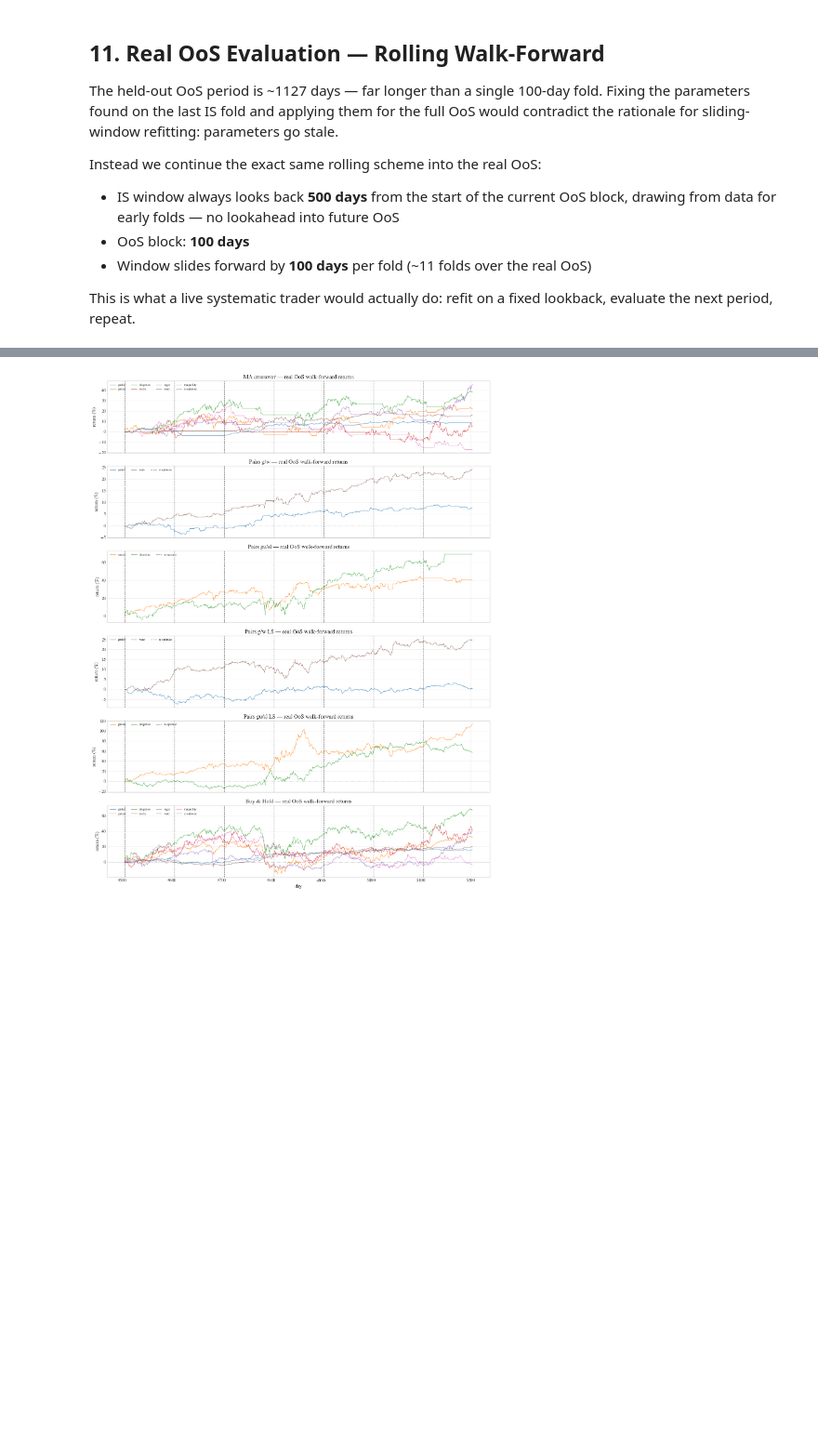
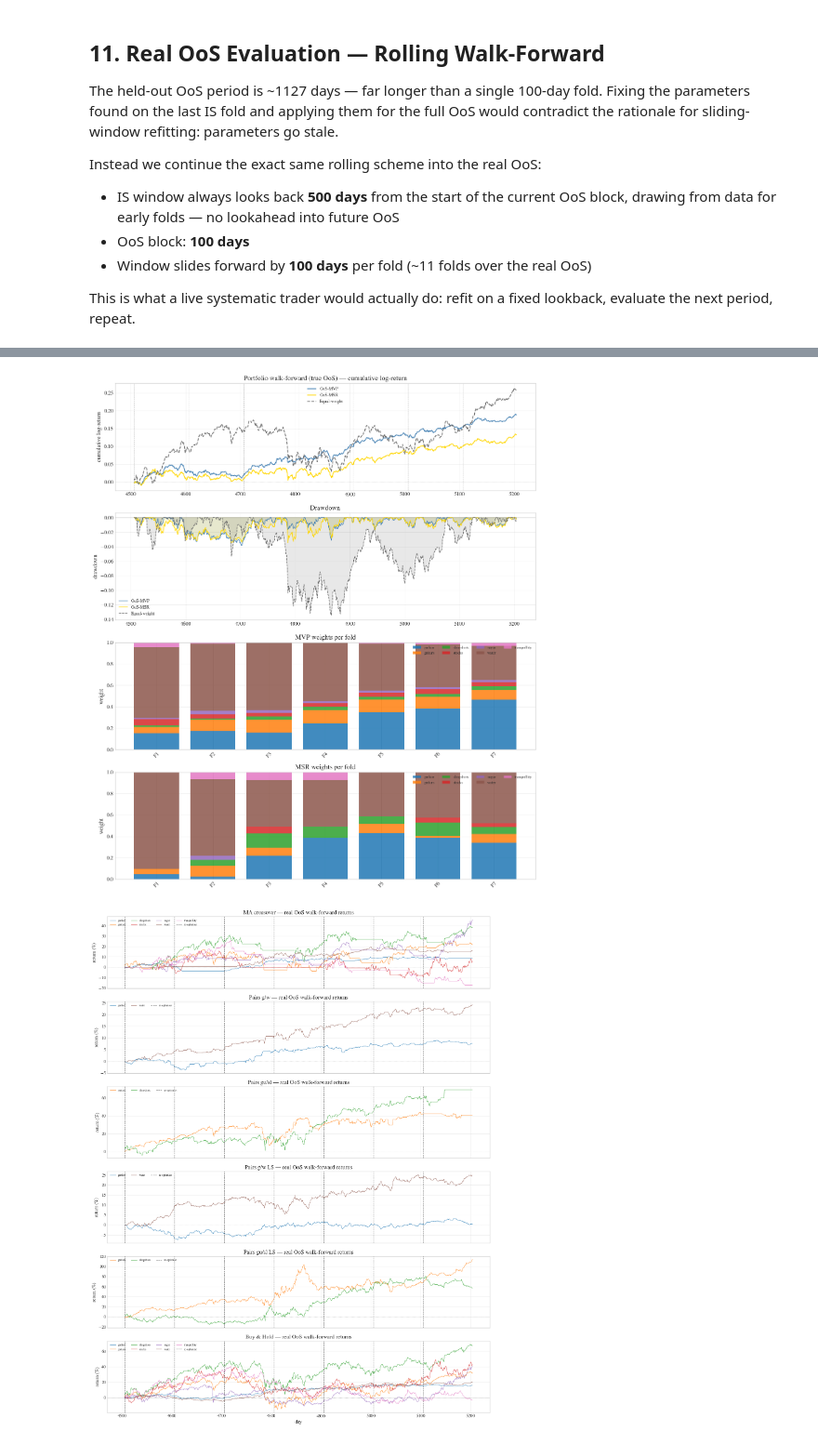
Before and after one commit to PeOll/TMS088, a Jupyter notebook: Subtasks-2/task4-Petter.ipynb, the cells around one changed output, grey strips where cells are left out. Shown at 93% size. Cells and saved outputs as stored; diff of their text form; code cells hidden in the pictures; blank space fills up the shorter version.

```diff
--- a/Subtasks-2/task4-Petter.ipynb
+++ b/Subtasks-2/task4-Petter.ipynb
@@ -2166,16 +2018,99 @@ roos_ret_gw,      roos_sum_gw      = walk_forward_real_oos(prices_all, oos_start
 roos_ret_gusl,    roos_sum_gusl    = walk_forward_real_oos(prices_all, oos_start_idx, gusl_signal,         PAIRS_PARAM_GRID, per_asset=False)
 roos_ret_gw_ls,   roos_sum_gw_ls   = walk_forward_real_oos(prices_all, oos_start_idx, gw_ls_signal,        PAIRS_PARAM_GRID, per_asset=False)
 roos_ret_gusl_ls, roos_sum_gusl_ls = walk_forward_real_oos(prices_all, oos_start_idx, gusl_ls_signal,      PAIRS_PARAM_GRID, per_asset=False)
+roos_ret_ws,      roos_sum_ws      = walk_forward_real_oos(prices_all, oos_start_idx, ws_signal,           PAIRS_PARAM_GRID, per_asset=False)
+roos_ret_ws_ls,   roos_sum_ws_ls   = walk_forward_real_oos(prices_all, oos_start_idx, ws_ls_signal,        PAIRS_PARAM_GRID, per_asset=False)
 roos_ret_bh,      roos_sum_bh      = walk_forward_real_oos(prices_all, oos_start_idx, buy_and_hold_signal, [{}],             per_asset=False)
 print(f"Done. ({len(roos_summary)} folds)")
+
+# ── MVP + MSR real OoS walk-forward ──────────────────────────────────────────
+roos_chunks_mvp, roos_chunks_msr, roos_chunks_ew = [], [], []
+roos_rows_port = []
+fold_port = 0
+while True:
+    is_start = oos_start_idx - IS_SIZE + fold_port * WF_STEP
+    is_end   = oos_start_idx + fold_port * WF_STEP
+    oos_end  = is_end + OOS_SIZE
+    if is_start < 0 or oos_end > len(prices_all):
+        break
+    p_is  = prices_all.iloc[is_start:is_end]
+    p_oos = prices_all.iloc[is_end:oos_end]
+    lr_is  = np.log(p_is).diff().dropna()
+    lr_oos = np.log(p_oos).diff().dropna()
+    w_mvp = compute_mvp_weights(lr_is)
+    w_msr = compute_msr_weights(lr_is)
+    mvp_ret = lr_oos @ w_mvp
+    msr_ret = lr_oos @ w_msr
+    ew_ret  = lr_oos @ (np.ones(n_a) / n_a)
+    roos_chunks_mvp.append(mvp_ret)
+    roos_chunks_msr.append(msr_ret)
+    roos_chunks_ew.append(ew_ret)
+    roos_rows_port.append({
+        "fold":        fold_port + 1,
+        "OoS start":   lr_oos.index[0],
+        "OoS end":     lr_oos.index[-1],
+        "MVP OoS SR":  round(float(_port_sr(mvp_ret)), 3),
+        "MSR OoS SR":  round(float(_port_sr(msr_ret)), 3),
+        "EW OoS SR":   round(float(_port_sr(ew_ret)),  3),
+        "MVP weights": dict(zip(assets, w_mvp.round(3))),
+        "MSR weights": dict(zip(assets, w_msr.round(3))),
+    })
+    fold_port += 1
+
+roos_ret_mvp_s = pd.concat(roos_chunks_mvp)
+roos_ret_msr_s = pd.concat(roos_chunks_msr)
+roos_ret_ew_s  = pd.concat(roos_chunks_ew)
+roos_ret_mvp   = roos_ret_mvp_s.to_frame("portfolio")
+roos_ret_msr   = roos_ret_msr_s.to_frame("portfolio")
+roos_sum_mvp   = pd.DataFrame(roos_rows_port)
+print(f"Portfolio real OoS: {len(roos_sum_mvp)} folds  "
+      f"({IS_SIZE}-day IS / {OOS_SIZE}-day OoS / {WF_STEP}-day step)")
+
+# ── stitched OoS metrics ──────────────────────────────────────────────────────
+print("\nReal OoS stitched metrics:")
+for name, ret in [("OoS-MVP", roos_ret_mvp_s), ("OoS-MSR", roos_ret_msr_s), ("Equal-weight", roos_ret_ew_s)]:
+    m = backtest_metrics(ret)
+    print(f"  {name:<15}  SR={m['sharpe']:.3f}  vol={m['ann_vol']:.3f}  "
+          f"maxDD={m['max_drawdown']:.3f}  calmar={m['calmar']:.3f}")
+
+# ── bootstrap significance ────────────────────────────────────────────────────
+print()
+for name, ret in [("MVP", roos_ret_mvp_s), ("MSR", roos_ret_msr_s)]:
+    sr_b, pval, ci = bootstrap_sr_pvalue(ret)
+    print(f"  {name} bootstrap Sharpe: {sr_b:.3f}  p-val={pval:.3f}  90% CI={ci}")
+
+# ── fold-level summary ────────────────────────────────────────────────────────
+print("\nFold-level OoS Sharpe:")
+display(roos_sum_mvp[["fold", "OoS start", "OoS end", "MVP OoS SR", "MSR OoS SR", "EW OoS SR"]])
+
+# ── real OoS plot (identical layout to IS plot) ───────────────────────────────
+roos_mvp_wdf = pd.DataFrame(
+    [r["MVP weights"] for r in roos_rows_port],
+    index=[f"F{r['fold']}" for r in roos_rows_port],
+)
+roos_msr_wdf = pd.DataFrame(
+    [r["MSR weights"] for r in roos_rows_port],
+    index=[f"F{r['fold']}" for r in roos_rows_port],
+)
+plot_portfolio_wf(
+    [("OoS-MVP",      roos_ret_mvp_s, "steelblue", "-"),
+     ("OoS-MSR",      roos_ret_msr_s, "gold",      "-"),
+     ("Equal-weight", roos_ret_ew_s,  "dimgray",   "--")],
+    roos_sum_mvp, roos_mvp_wdf, roos_msr_wdf,
+    "Portfolio walk-forward (true OoS)", output / "mvp_real_oos.png",
+)
 
 roos_specs = [
     ("MA crossover",   roos_returns,     roos_summary),
     ("Pairs g/w",      roos_ret_gw,      roos_sum_gw),
     ("Pairs gu/sl",    roos_ret_gusl,    roos_sum_gusl),
+    ("Pairs w/sl",     roos_ret_ws,      roos_sum_ws),
     ("Pairs g/w LS",   roos_ret_gw_ls,   roos_sum_gw_ls),
     ("Pairs gu/sl LS", roos_ret_gusl_ls, roos_sum_gusl_ls),
+    ("Pairs w/sl LS",  roos_ret_ws_ls,   roos_sum_ws_ls),
     ("Buy & Hold",     roos_ret_bh,      roos_sum_bh),
+    ("MVP",            roos_ret_mvp,     roos_sum_mvp),
+    ("MSR",            roos_ret_msr,     roos_sum_mvp),
 ]
 # %% [output]
 Real OoS: 752 days, starting at index 3004
@@ -2185,3 +2139,4 @@ Done. (7 folds)
+[figure, added]
 # %%
 # ── Cumulative returns: real OoS walk-forward, per strategy ──────────────────
 n_strats = len(roos_specs)
```
Also changed, not shown: parts of 10 cells of this notebook.
